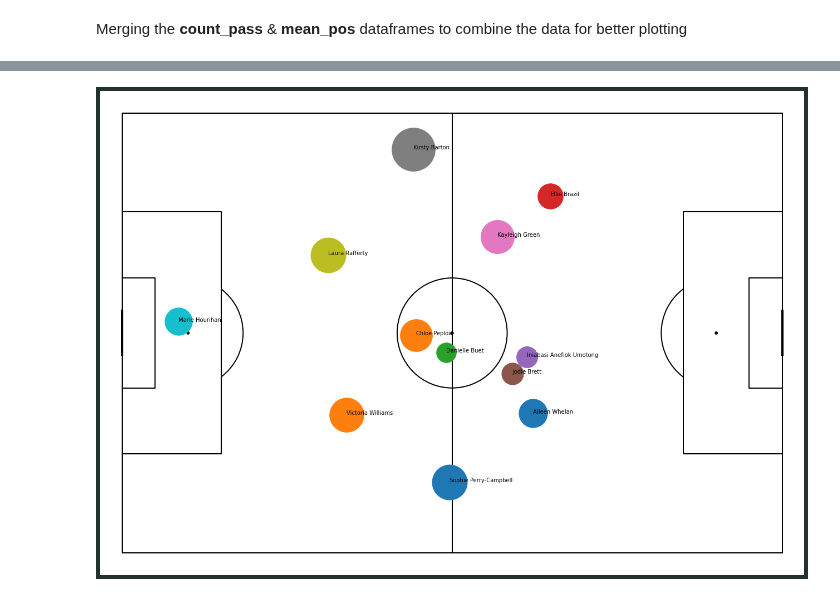
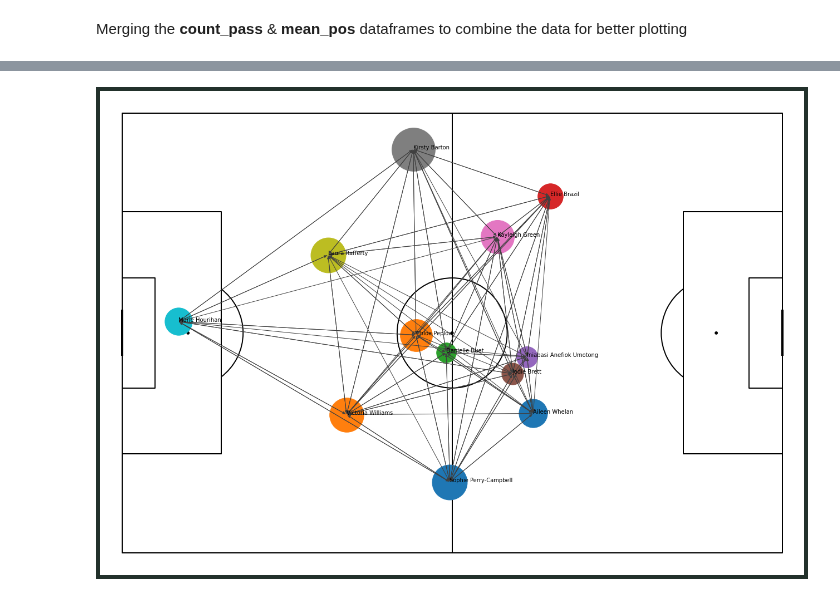
Before and after one commit to chikoungoun/Football, a Jupyter notebook: StatsBomb/Pass Network.ipynb, the cells around one changed output, grey strips where cells are left out. Cells and saved outputs as stored; diff of their text form; code cells hidden in the pictures.

Commit message:
Pass Network of a team with visualizations

```diff
--- a/StatsBomb/Pass Network.ipynb
+++ b/StatsBomb/Pass Network.ipynb
@@ -221,0 +225,3 @@ pos_pass
+# %%
+p_pos = df.groupby(['Player'],as_index=False)['X start','Y start'].mean()
+p_pos
@@ -221,0 +242,4 @@ pos_pass
+# %%
+passes = df.groupby(["Player","Recipient"],as_index=False)["X start"].count()
+passes.rename({"Player": "Player", "Recipient": "Recipient","X start" : "Count"}, axis=1,inplace=True)
+passes
@@ -221,0 +260,17 @@ pos_pass
+# %%
+xstarts = []
+ystarts = []
+xends = []
+yends = []
+c =0
+for i,rowi in passes.iterrows():
+    for j,rowj in p_pos.iterrows():
+        if rowi['Player'] == rowj['Player']:
+            xstarts.append(rowj['X start'])
+            ystarts.append(rowj['Y start'])
+        if rowi['Recipient'] == rowj['Player']:
+            xends.append(rowj['X start'])
+            yends.append(rowj['Y start'])
+
+            c = c +1
+c
@@ -221,0 +279,5 @@ pos_pass
+# %%
+passes['X start'] = xstarts
+passes['Y start'] = ystarts
+passes['X end'] = xends
+passes['Y end'] = yends
@@ -222,20 +300,27 @@ pos_pass
 # %%
+arrow_shift = 1 ##Units by which the arrow moves from its original position
+shrink_val = 1.5
+
 # DRawing the plot
 fig,ax = plt.subplots(figsize=(28,16))
 fig.set_facecolor('#22312b')
 ax.patch.set_facecolor('#22312b')
 
 #Drawing the pitch over the plot
 pitch = Pitch(pitch_color='white',line_color='black',stripe=False)
 pitch.draw(ax=ax)
 
 #Invert Y axis
 plt.gca().invert_yaxis()
 
 
+
+for i,row in passes.iterrows():
+        ax.annotate("",xy=(row['X start'],row['Y start']),xytext=(row['X end'],row['Y end']),arrowprops=dict(arrowstyle="-|>", color="0.25"))
+
 for i, row in pos_pass.iterrows():
 
-    plt.scatter(row['X start'],row['Y start'],s=row['Count']*90,)
+    plt.scatter(row['X start'],row['Y start'],s=row['Count']*90)
     plt.annotate(row['Player'],(row['X start'],row['Y start']))
 # %% [output]
-[figure, old version]
+[figure, new version]
```
Also changed, not shown: parts of 11 cells of this notebook.
